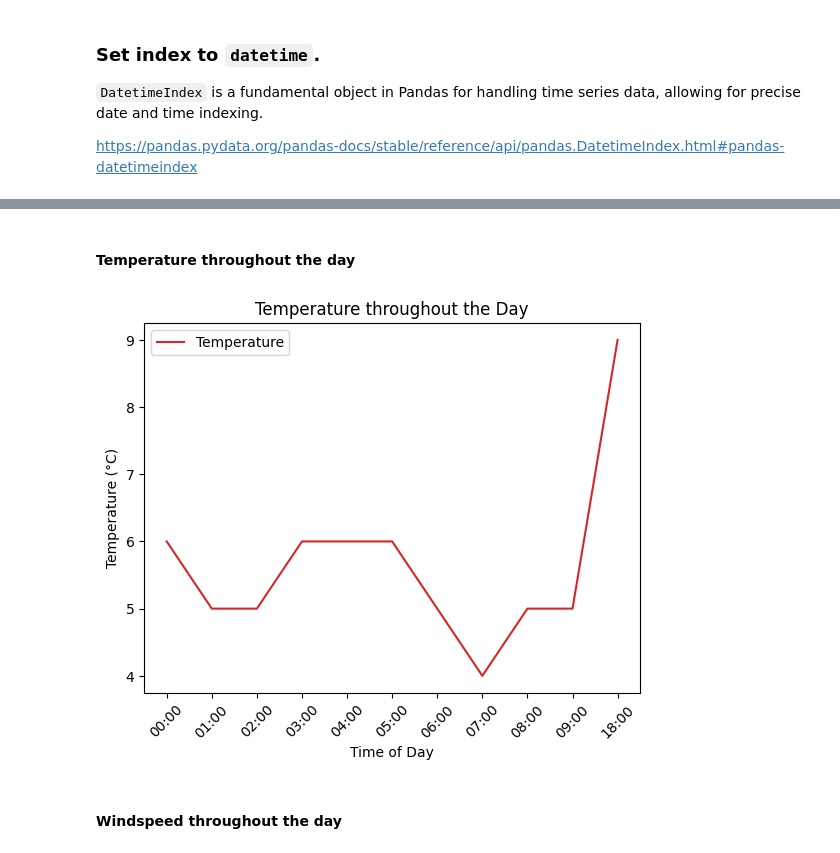
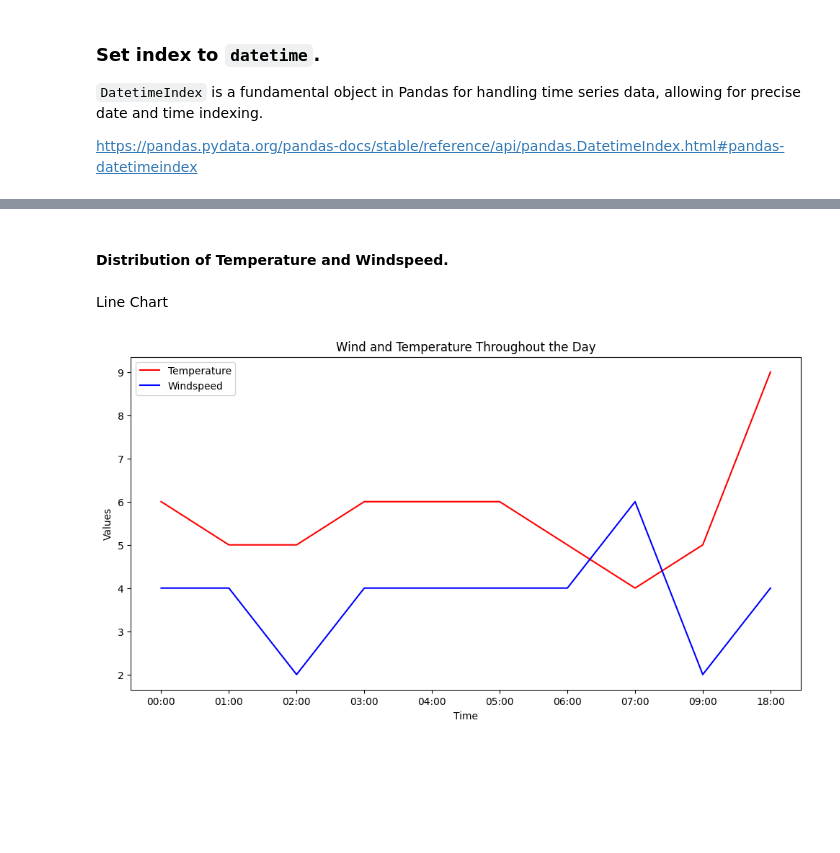
Before and after one commit to PCM11/computer-infrastructure, a Jupyter notebook: weather.ipynb, the cells around one changed output, grey strips where cells are left out. Saved outputs shown, nothing was run; the diff lists cells and outputs as text; code cells hidden in the pictures; blank space fills up the shorter version.

```diff
--- a/weather.ipynb
+++ b/weather.ipynb
@@ -165,3 +179,6 @@ df.shape
+# %%
+# Convert windspeed to floats
+df['windSpeed'] = pd.to_numeric(df['windSpeed'], errors='coerce')
 # %% [markdown]
 ### Statistical Analysis
 # %%
@@ -309,17 +365,18 @@ df.head(3)
-# %% [markdown]
-#### Temperature throughout the day
+# %% [markdown]
+#### Distribution of Temperature and Windspeed.
+# %% [markdown]
+Line Chart
 # %%
-# Plot temperature over time.
+import matplotlib.pyplot as plt
 
-# plt.figure(figsize=(12, 6))
-plt.plot(df['reportTime'], df['temperature'], label='Temperature', color='tab:red')
-plt.xlabel('Time of Day')
-plt.ylabel('Temperature (°C)')
-plt.title("Temperature throughout the Day")
-plt.xticks(rotation=45)
+# Assuming 'date' column exists as a time index
+plt.figure(figsize=(12, 6))
+plt.plot(df['reportTime'], df['temperature'], label='Temperature', color='red')
+plt.plot(df['reportTime'], df['windSpeed'], label='Windspeed', color='blue')
+plt.title("Wind and Temperature Throughout the Day")
+plt.xlabel("Time")
+plt.ylabel("Values")
 plt.legend()
-plt.savefig('img/daily_temp')
+plt.savefig('img/dailywind_temp')
 # %% [output]
-[figure, old version]
+[figure, new version]
-# %% [markdown]
-#### Windspeed throughout the day
```
Also changed, not shown: parts of 31 cells of this notebook, 6 other files.
